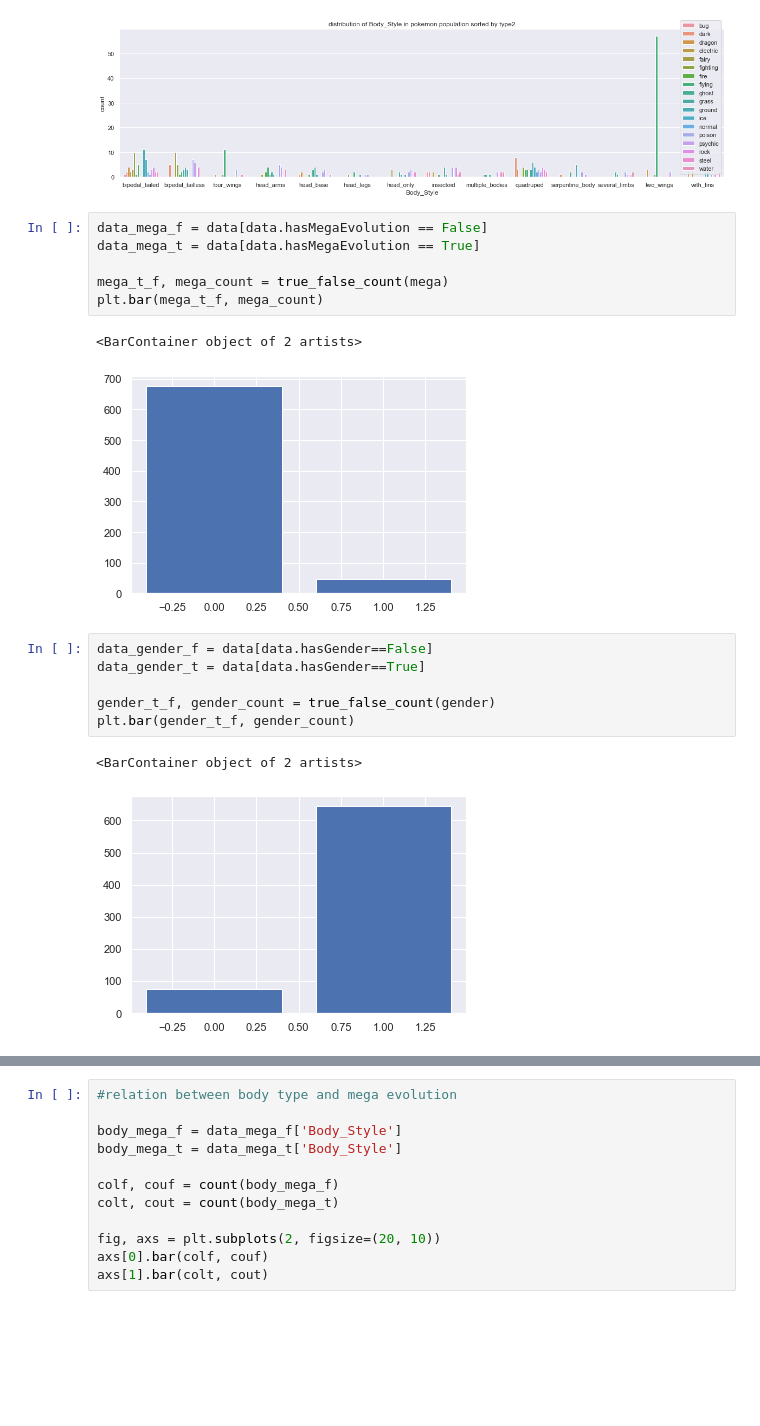
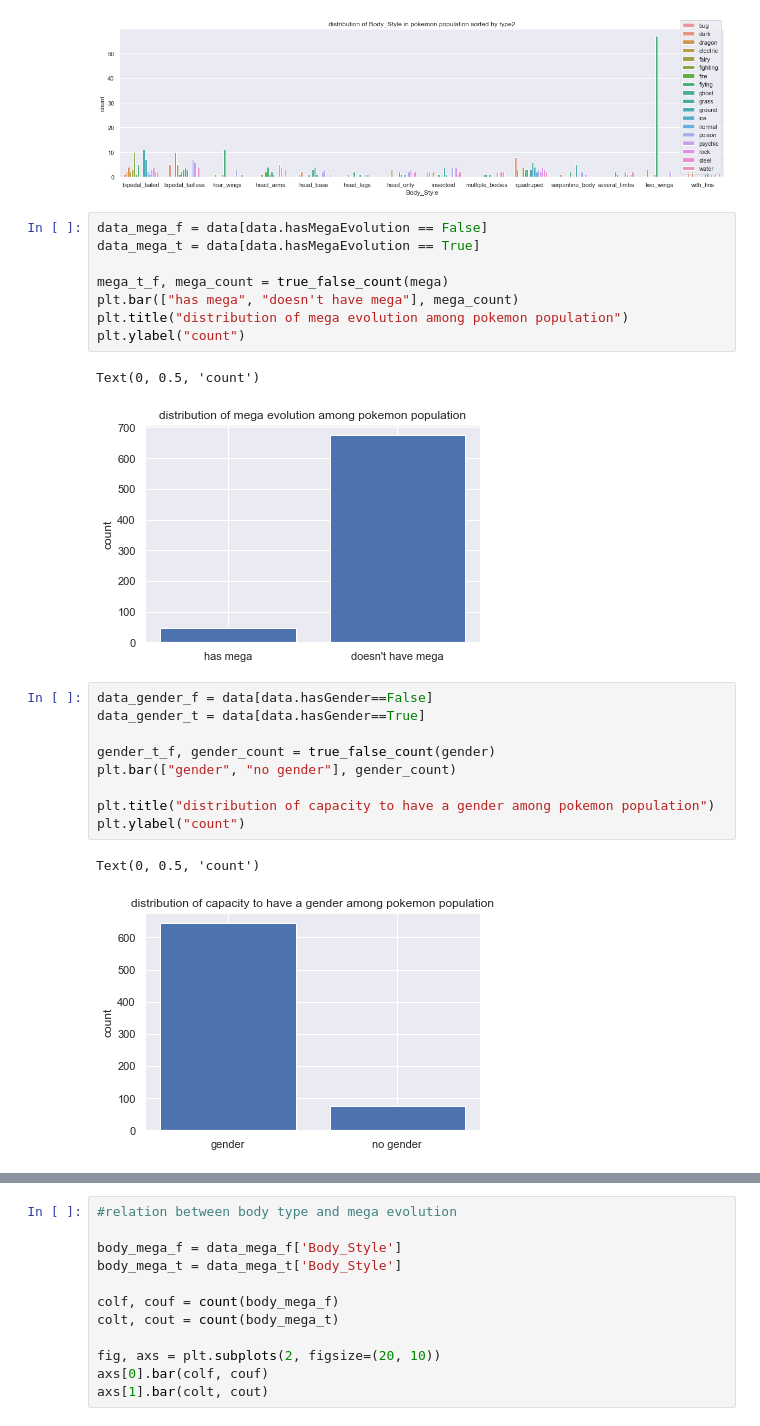
Before and after one commit to com-480-data-visualization/com-480-project-analaktycs, a Jupyter notebook: Milestone1.ipynb, the cells around one changed output, grey strips where cells are left out. Drawn from its saved outputs; the diff is of its cells as text; blank space fills up the shorter version.

```diff
--- a/Milestone1.ipynb
+++ b/Milestone1.ipynb
@@ -922,21 +922,26 @@ create_barplot(data, 'Body_Style', 'type2')
 # %%
 data_mega_f = data[data.hasMegaEvolution == False]
 data_mega_t = data[data.hasMegaEvolution == True]
 
 mega_t_f, mega_count = true_false_count(mega)
-plt.bar(mega_t_f, mega_count)
+plt.bar(["has mega", "doesn't have mega"], mega_count)
+plt.title("distribution of mega evolution among pokemon population")
+plt.ylabel("count")
 # %% [output]
-<BarContainer object of 2 artists>
+Text(0, 0.5, 'count')
-[figure, old version]
+[figure, new version]
 # %%
 data_gender_f = data[data.hasGender==False]
 data_gender_t = data[data.hasGender==True]
 
 gender_t_f, gender_count = true_false_count(gender)
-plt.bar(gender_t_f, gender_count)
+plt.bar(["gender", "no gender"], gender_count)
+
+plt.title("distribution of capacity to have a gender among pokemon population")
+plt.ylabel("count")
 # %% [output]
-<BarContainer object of 2 artists>
+Text(0, 0.5, 'count')
-[figure, old version]
+[figure, new version]
 # %%
 legend_f = data[data.is_legendary == False]
 legend_t = data[data.is_legendary == True]
```
Also changed, not shown: parts of 13 cells of this notebook.
